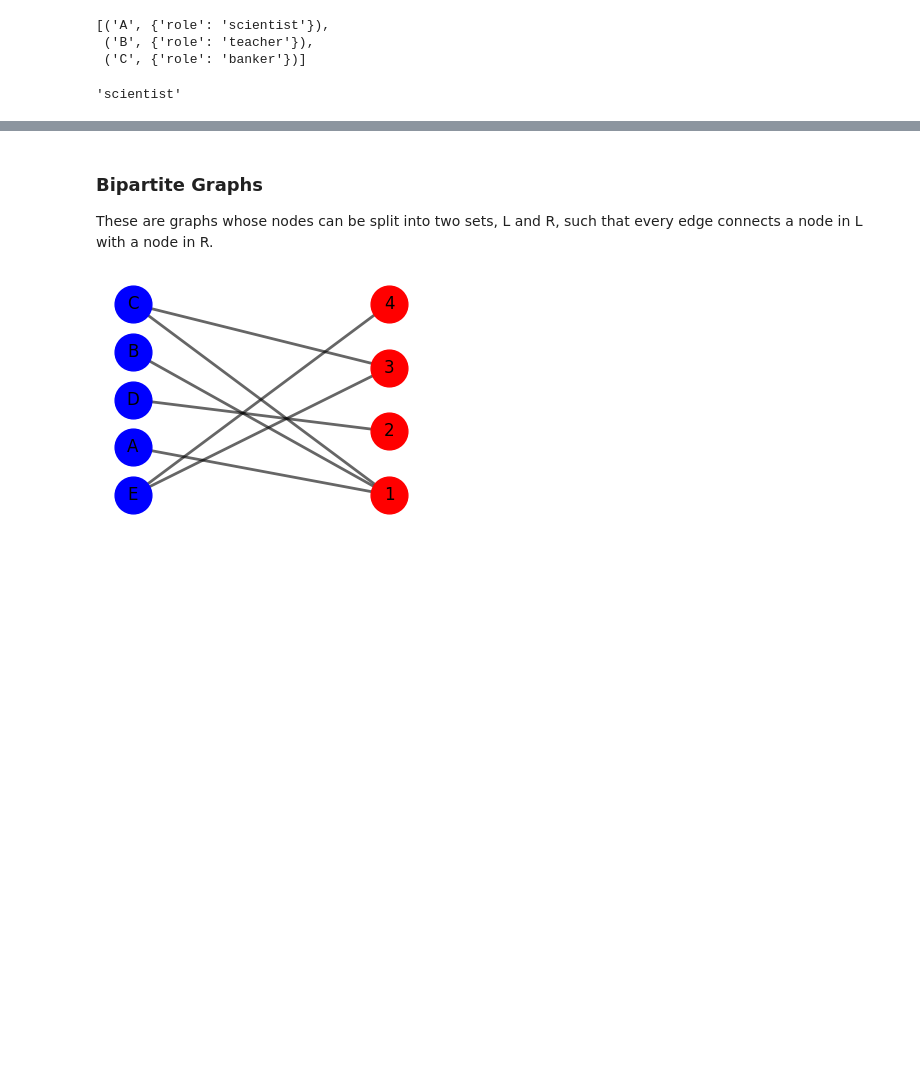
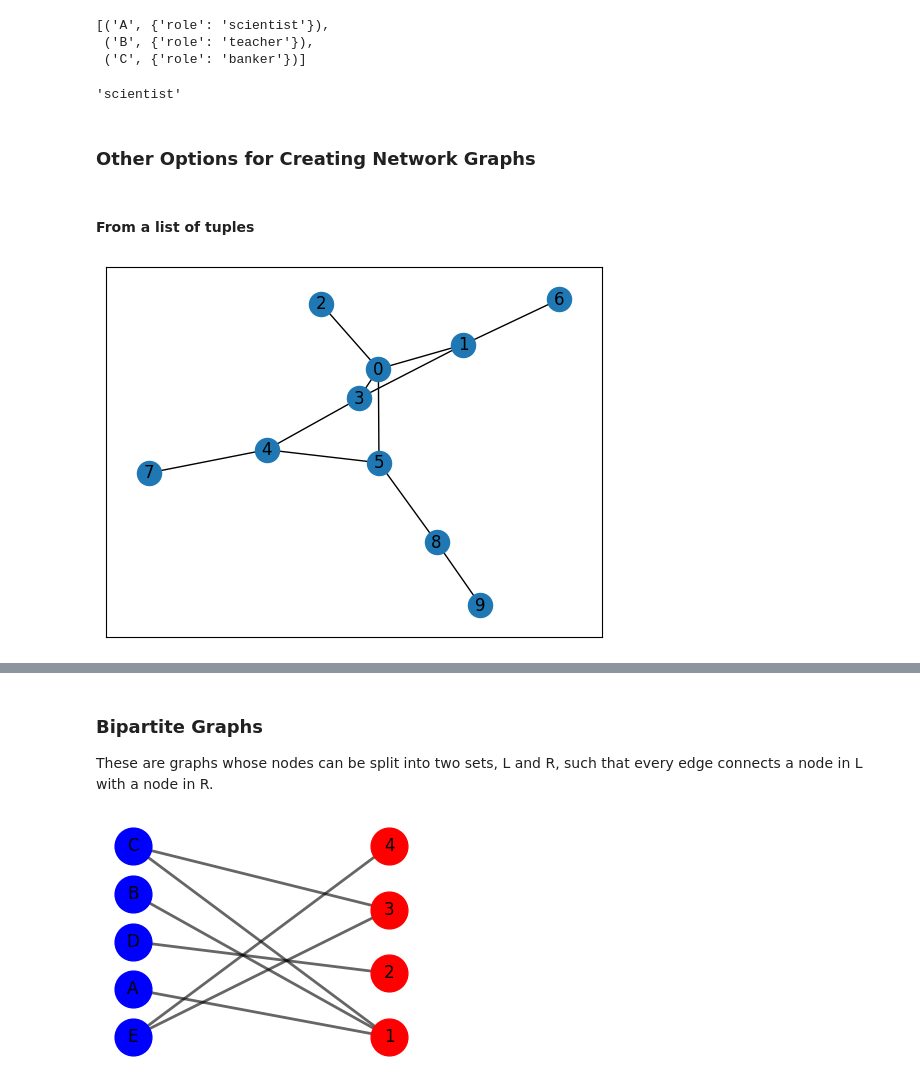
Before and after one commit to kenechiomeke/graph-networks, a Jupyter notebook: intro_social_networks.ipynb, the cells around one changed output, grey strips where cells are left out. Cells and saved outputs as stored; diff of their text form; code cells hidden in the pictures; blank space fills up the shorter version.

```diff
--- a/intro_social_networks.ipynb
+++ b/intro_social_networks.ipynb
@@ -332,3 +310,27 @@ list(G0.nodes(data=True))
 G0.nodes['A']['role']
 # %% [output]
 'scientist'
+# %% [markdown]
+### Other Options for Creating Network Graphs
+# %% [markdown]
+#### From a list of tuples
+# %%
+Gt = nx.Graph()
+
+# add node/edge pairs
+Gt.add_edges_from([(0, 1),
+                   (0, 2),
+                   (0, 3),
+                   (0, 5),
+                   (1, 3),
+                   (1, 6),
+                   (3, 4),
+                   (4, 5),
+                   (4, 7),
+                   (5, 8),
+                   (8, 9)])
+
+# visualise the graph
+nx.draw_networkx(Gt)
+# %% [output]
+[figure, added]
```
Also changed, not shown: parts of 52 cells of this notebook.
